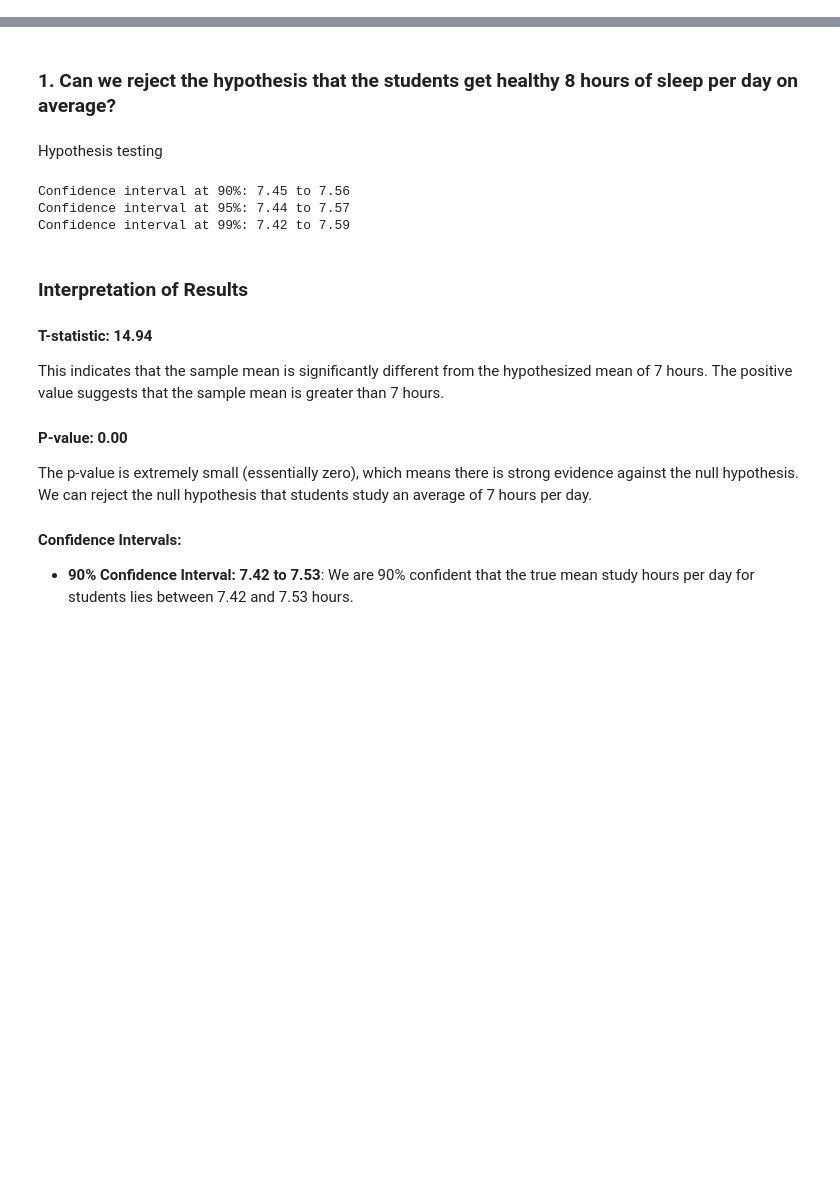
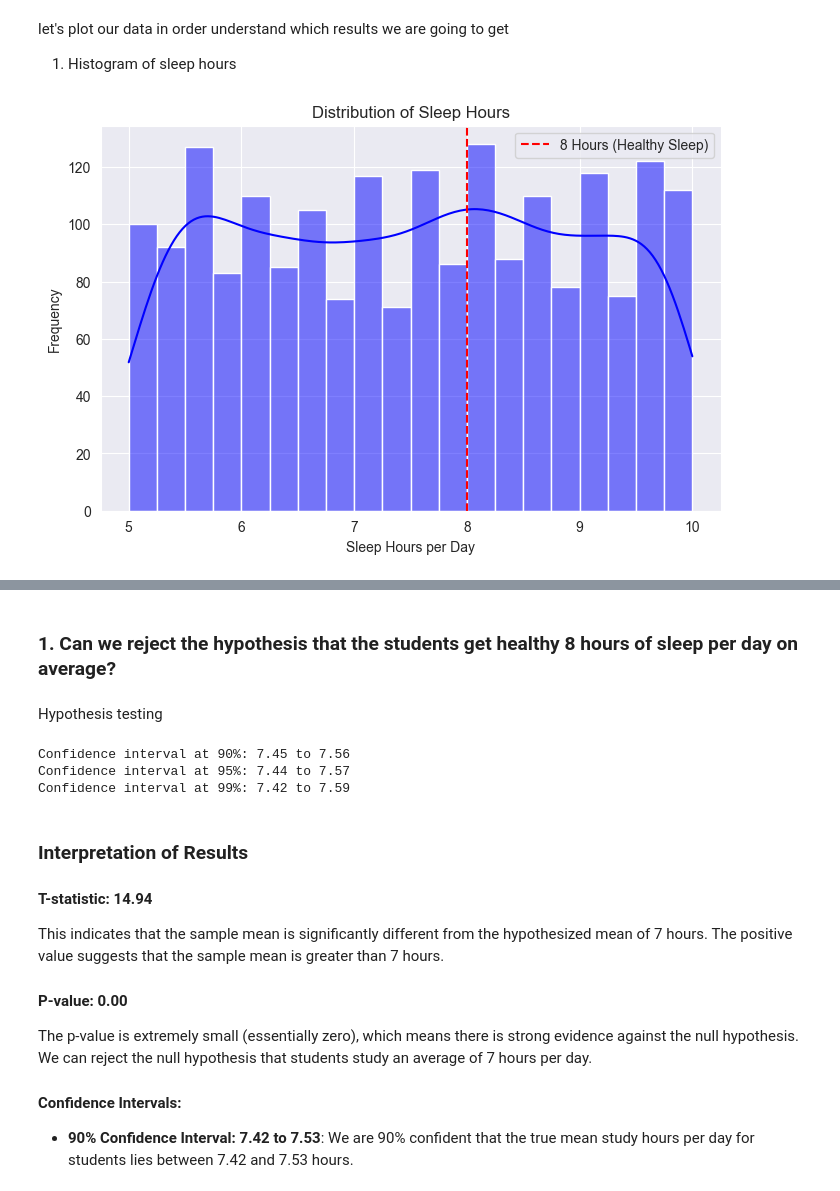
Before and after one commit to datpetr/students_habits_gpa, a Jupyter notebook: one_sample_hyphotesis_testing.ipynb, the cells around one changed output, grey strips where cells are left out. Drawn from its saved outputs; the diff is of its cells as text; code cells hidden in the pictures; blank space fills up the shorter version.

Commit message:
one sample hypothesis testing for checking average hours of sleep

```diff
--- a/one_sample_hyphotesis_testing.ipynb
+++ b/one_sample_hyphotesis_testing.ipynb
@@ -8,0 +19,15 @@ df.head()
+# %% [markdown]
+let's plot our data in order understand which results we are going to get
+
+1. Histogram of sleep hours
+# %%
+plt.figure(figsize=(8, 5))
+sns.histplot(df['sleep_hours_per_day'], bins=20, kde=True, color='blue')
+plt.axvline(8, color='red', linestyle='--', label='8 Hours (Healthy Sleep)')
+plt.title('Distribution of Sleep Hours')
+plt.xlabel('Sleep Hours per Day')
+plt.ylabel('Frequency')
+plt.legend()
+plt.show()
+# %% [output]
+[figure, added]
```
Also changed, not shown: parts of 14 cells of this notebook.
